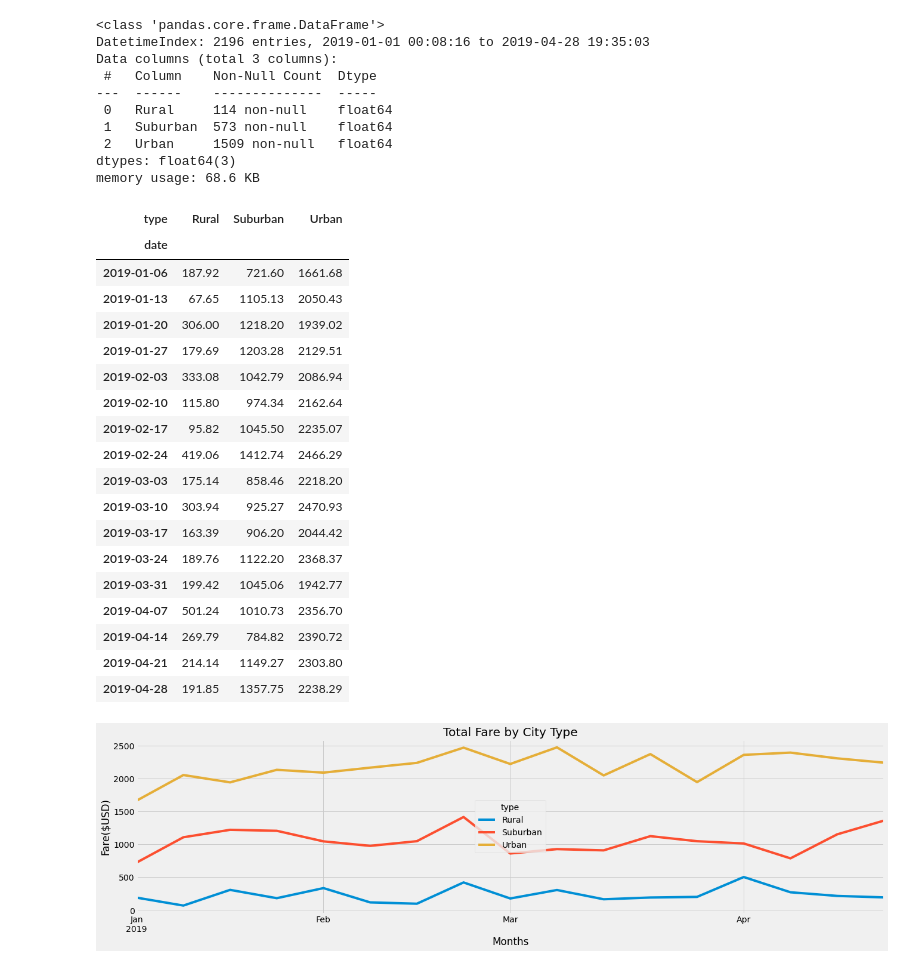
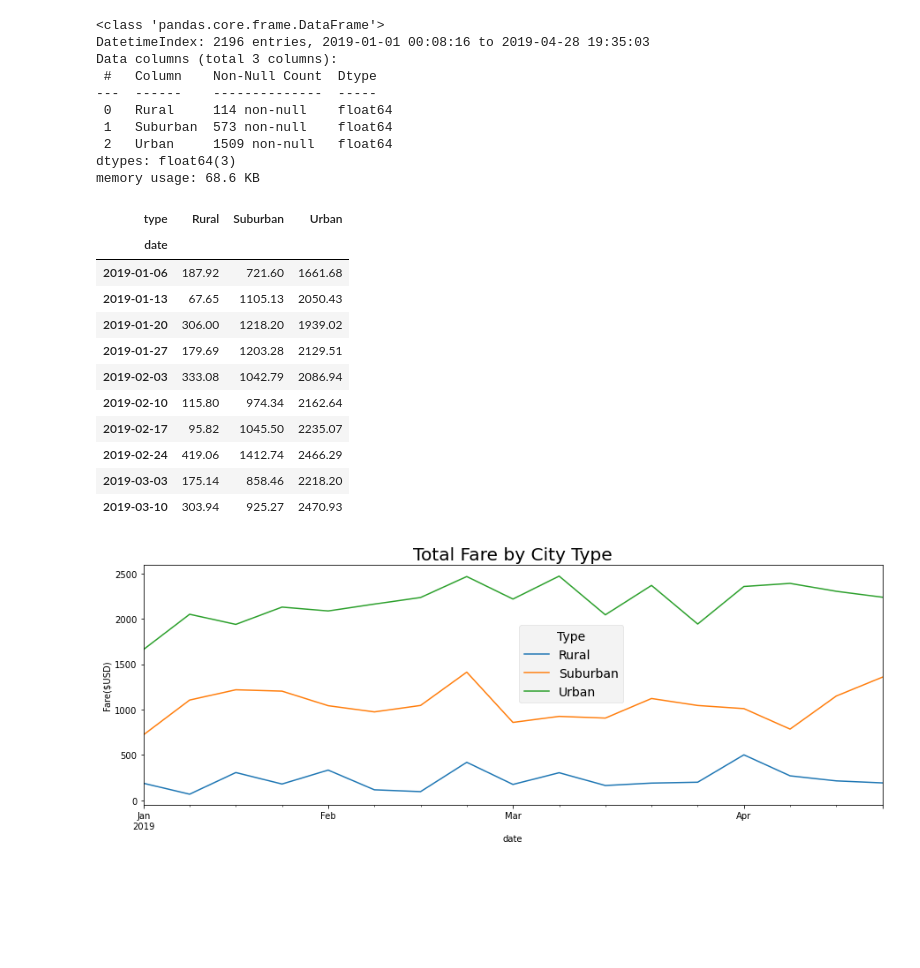
Before and after one commit to GerlechJen/PyBer_Analysis, a Jupyter notebook: PyBer_Challenge.ipynb, the cells around one changed output. Saved outputs shown, nothing was run; the diff lists cells and outputs as text; code cells hidden in the pictures; blank space fills up the shorter version.

```diff
--- a/PyBer_Challenge.ipynb
+++ b/PyBer_Challenge.ipynb
@@ -242,7 +240,7 @@ memory usage: 68.6 KB
 # %%
 # 8. Create a new DataFrame using the "resample()" function by week 'W' and get the sum of the fares for each week.
 df = df.resample('W').sum()
-df
+df.head(10)
 # %% [output]
 | type | Rural | Suburban | Urban |
 | date |  |  |  |
@@ -256,25 +254,17 @@ df
 | 2019-02-24 | 419.06 | 1412.74 | 2466.29 |
 | 2019-03-03 | 175.14 | 858.46 | 2218.20 |
 | 2019-03-10 | 303.94 | 925.27 | 2470.93 |
-| 2019-03-17 | 163.39 | 906.20 | 2044.42 |
-| 2019-03-24 | 189.76 | 1122.20 | 2368.37 |
-| 2019-03-31 | 199.42 | 1045.06 | 1942.77 |
-| 2019-04-07 | 501.24 | 1010.73 | 2356.70 |
-| 2019-04-14 | 269.79 | 784.82 | 2390.72 |
-| 2019-04-21 | 214.14 | 1149.27 | 2303.80 |
-| 2019-04-28 | 191.85 | 1357.75 | 2238.29 |
 # %%
 # 8. Using the object-oriented interface method, plot the resample DataFrame using the df.plot() function.
-
 # Import the style from Matplotlib.
 from matplotlib import style
 # Use the graph style fivethirtyeight.
-df.plot(figsize = (20,5))
+df.plot(figsize = (15,5))
 style.use('fivethirtyeight')
 plt.title("Total Fare by City Type")
-plt.xlabel("Months")
 plt.ylabel("Fare($USD)")
-plt.savefig("resources/PyBer_fare_summary.png",dpi= 300, bbox_inches='tight')
+plt.legend(title = "Type",bbox_to_anchor=(0.5,0.4))
+plt.savefig("Analysis/PyBer_fare_summary.png")
 plt.show()
 # %% [output]
-[figure, old version]
+[figure, new version]
```
Also changed, not shown: parts of 3 cells of this notebook.
